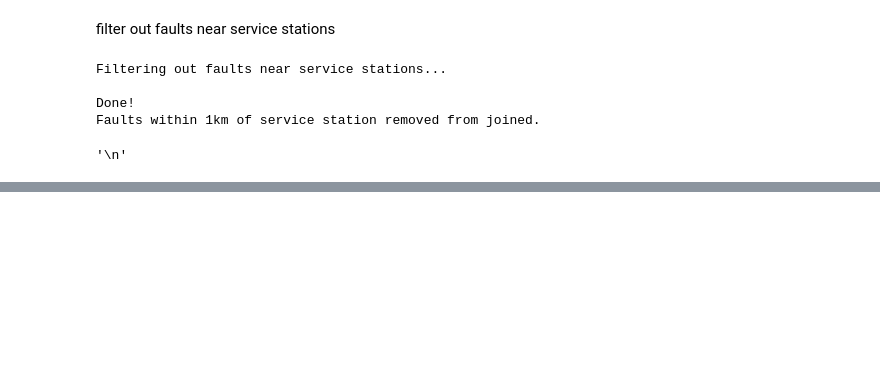
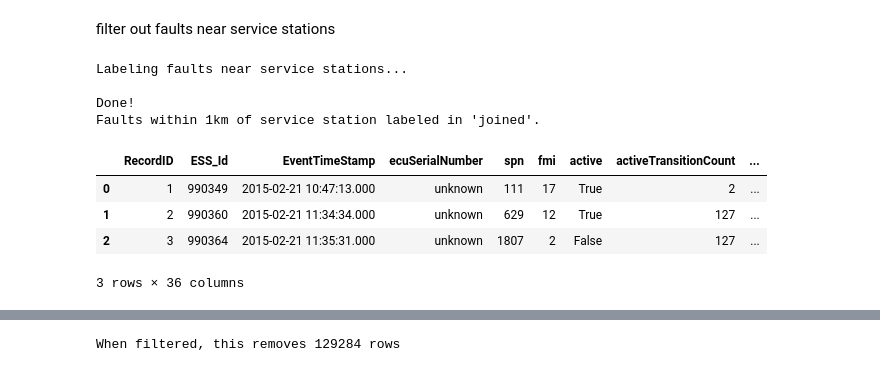
Before and after one commit to nss-data-science-cohort-8/big-g-smokey-and-the-bandits, a Jupyter notebook: notebooks/eda_ar.ipynb, the cells around one changed output, grey strips where cells are left out. Cells and saved outputs as stored; diff of their text form; code cells hidden in the pictures; blank space fills up the shorter version.

```diff
--- a/notebooks/eda_ar.ipynb
+++ b/notebooks/eda_ar.ipynb
@@ -108,42 +122,47 @@ filter out faults near service stations
 # %%
-# filter out near service stations
-print("Filtering out faults near service stations...")
+# label near service stations
+print("Labeling faults near service stations...")
 stations = pd.DataFrame(
     {
         "lat": [36.0666667, 35.5883333, 36.1950],
         "lon": [-86.4347222, -86.4438888, -83.174722],
     }
 )
-threshold_miles = 1
+threshold_miles = 0.5
 threshold_meters = threshold_miles * 1609.34
 # create geodataframes with geopandas
 gdf_joined = gpd.GeoDataFrame(
     joined,
     geometry=gpd.points_from_xy(joined.Latitude, joined.Longitude),
     crs="EPSG:4326",  # WGS84 coord ref sys (lat/lon)
 )
 gdf_stations = gpd.GeoDataFrame(
     stations,
     geometry=gpd.points_from_xy(stations.lat, stations.lon),
     crs="EPSG:4326",
 )
 target_crs = "EPSG:9311"
 # reproject onto new crs for better distance measurement
 gdf_joined_proj = gdf_joined.to_crs(target_crs)
 gdf_stations_proj = gdf_stations.to_crs(target_crs)
 # create buffers around stations
 station_buf = gdf_stations_proj.geometry.buffer(threshold_meters)
 combined_buffer = (
     station_buf.union_all()
 )  # turns into single geometry which helps with efficiency
 is_within = gdf_joined_proj.geometry.within(combined_buffer)
 joined["nearStation"] = is_within.values
-joined = joined[joined["nearStation"] == False]
-print("\nDone! \nFaults within 1km of service station removed from joined.\n")
+joined_post_filter = joined[joined['nearStation'] == False]
+print("\nDone! \nFaults within 1km of service station labeled in 'joined'.\n")
 display(joined.head(3))
+print(f"\nWhen filtered, this removes {len(joined_pre_station_filter['RecordID']) - len(joined_post_filter['RecordID'])} rows")
 # %% [output]
-Filtering out faults near service stations...
+Labeling faults near service stations...
 
 Done!
-Faults within 1km of service station removed from joined.
+Faults within 1km of service station labeled in 'joined'.
+|  | RecordID | ESS_Id | EventTimeStamp | ecuSerialNumber | spn | fmi | active | activeTransitionCount | ... |
+| 0 | 1 | 990349 | 2015-02-21 10:47:13.000 | unknown | 111 | 17 | True | 2 | ... |
+| 1 | 2 | 990360 | 2015-02-21 11:34:34.000 | unknown | 629 | 12 | True | 127 | ... |
+| 2 | 3 | 990364 | 2015-02-21 11:35:31.000 | unknown | 1807 | 2 | False | 127 | ... |
-'\n'
+3 rows × 36 columns
@@ -154,3 +169,4 @@ Faults within 1km of service station removed from joined.
+When filtered, this removes 129284 rows
 # %%
 print(joined['spn'].value_counts(), joined.columns)
 # %% [output]
```
Also changed, not shown: parts of 7 cells of this notebook, 1 other file.
